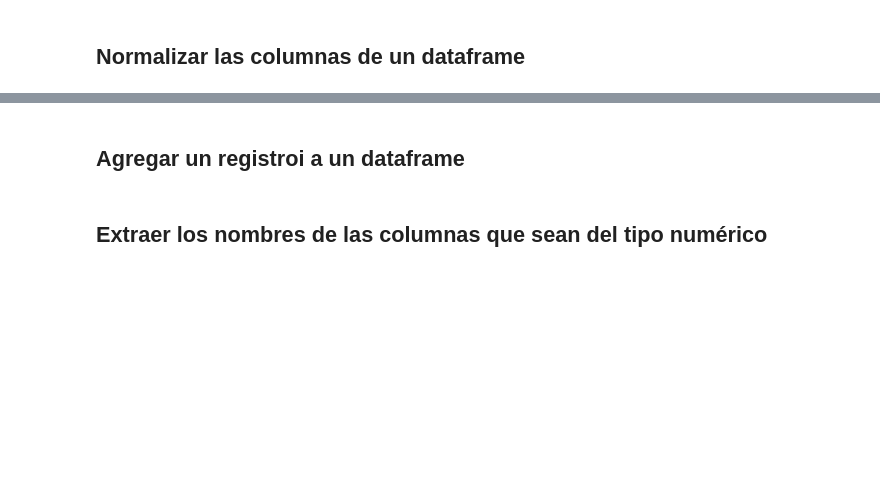
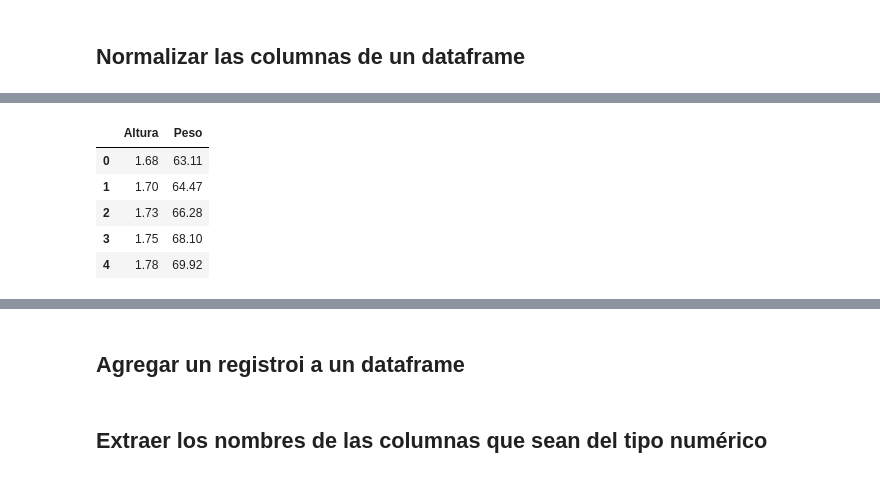
Before and after one commit to Vizuetcf09/desafio-programacion-python-ciencia-datos-3080127, a Jupyter notebook: desafio-programacion-python-ciencia-datos-3080127/02_procedimiento_y_analisis_de_datos/02_01_Correlacion_entre_dos_variables.ipynb, the cells around one changed output, grey strips where cells are left out. Drawn from its saved outputs; the diff is of its cells as text; code cells hidden in the pictures; blank space fills up the shorter version.

Commit message:
Cambios en los apuntes de la unidad dos, sobre normalización de datos

```diff
--- a/desafio-programacion-python-ciencia-datos-3080127/02_procedimiento_y_analisis_de_datos/02_01_Correlacion_entre_dos_variables.ipynb
+++ b/desafio-programacion-python-ciencia-datos-3080127/02_procedimiento_y_analisis_de_datos/02_01_Correlacion_entre_dos_variables.ipynb
@@ -142,0 +222,10 @@ Se usa para calcular la cantidad de dispersión de los datos.
+# %%
+df = pd.read_csv('../data/datos.csv', delimiter=";")
+df.head()
+# %% [output]
+|  | Altura | Peso |
+| 0 | 1.68 | 63.11 |
+| 1 | 1.70 | 64.47 |
+| 2 | 1.73 | 66.28 |
+| 3 | 1.75 | 68.10 |
+| 4 | 1.78 | 69.92 |
```
Also changed, not shown: parts of 14 cells of this notebook, 2 other files.
